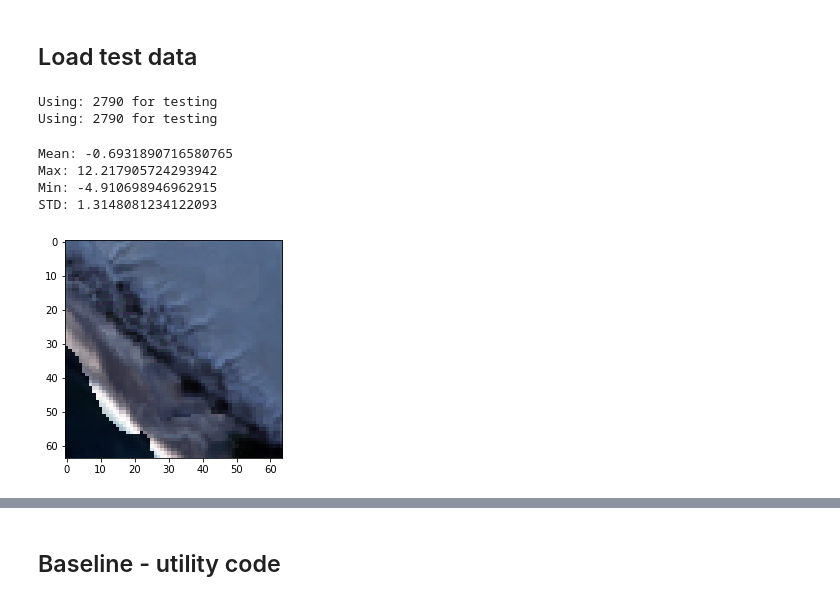
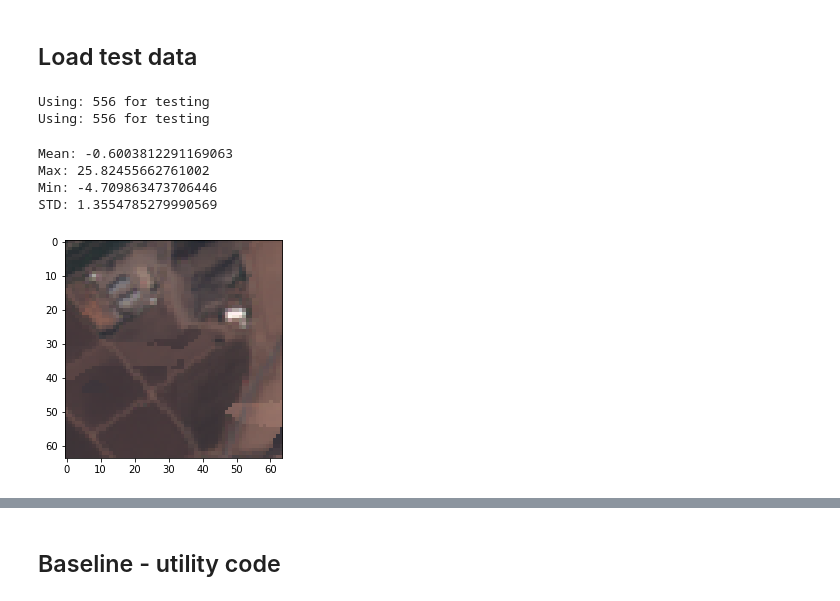
Before and after one commit to shgaurav1/DVG, a Jupyter notebook: satellite_baselines.ipynb, the cells around one changed output, grey strips where cells are left out. Cells and saved outputs as stored; diff of their text form; code cells hidden in the pictures.

```diff
--- a/satellite_baselines.ipynb
+++ b/satellite_baselines.ipynb
@@ -16,14 +19,14 @@ Band info for reference: https://docs.sentinel-hub.com/api/latest/data/sentinel-
 ## Load test data
 # %%
 kwargs = {
-    "train": False,
-    "data_root": "../Arizona-processed2",
+    "data_root": "../Arizona-processed4",
     "seq_len": 60,
-    "no_randomization": True
+    "no_randomization": True,
+    "bands_to_keep": BANDS_WITH_NO_AIR
 }
 
-test_data = SatelliteData(**kwargs)
-test_data_unnormalized = SatelliteData(skip_normalize=True, **kwargs)
+test_data = SatelliteData(train=False, **kwargs, normalization=Normalization.Z)
+test_data_unnormalized = SatelliteData(train=False, normalization=Normalization.SKIP, **kwargs)
 # %% [output]
-Using: 2790 for testing
-Using: 2790 for testing
+Using: 556 for testing
+Using: 556 for testing
@@ -33,14 +38,15 @@ def check_data(tile, month=7):
     print(f"Mean: {tile_np.mean()}\nMax: {tile_np.max()}\nMin: {tile_np.min()}\nSTD: {tile_np.std()}")
 
     # Visualize image as test
-    img = SatelliteData.normalize_for_viewing(tile[month], no_transpose=True)
-    plt.imshow(img, interpolation='nearest')
+    img = test_data.for_viewing(tile_np[month])
+
+    plt.imshow(reshape_as_image(img))
     plt.show()
 # %%
-check_data(test_data[2])
+check_data(test_data[10])
 # %% [output]
-Mean: -0.6931890716580765
-Max: 12.217905724293942
-Min: -4.910698946962915
-STD: 1.3148081234122093
+Mean: -0.6003812291169063
+Max: 25.82455662761002
+Min: -4.709863473706446
+STD: 1.3554785279990569
-[figure, old version]
+[figure, new version]
```
Also changed, not shown: parts of 20 cells of this notebook.
